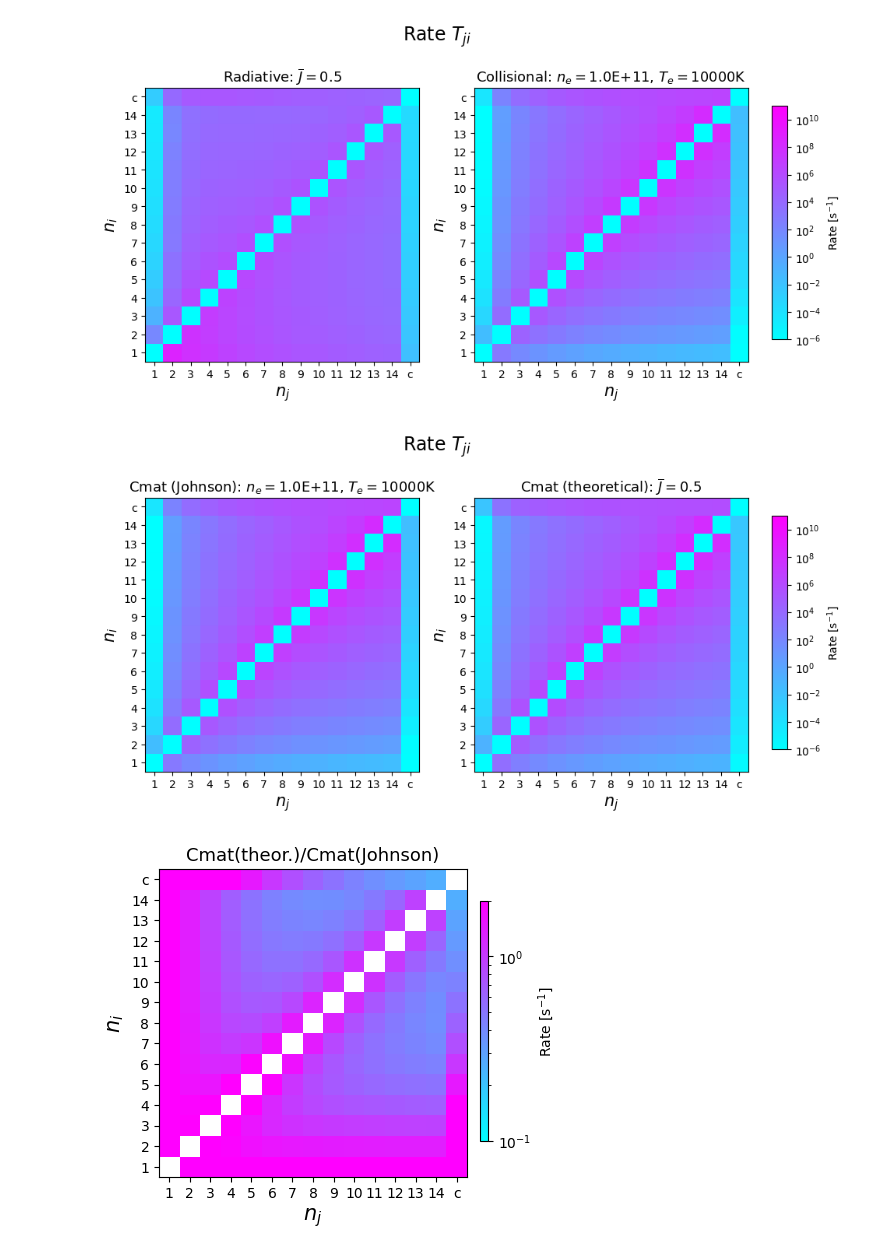
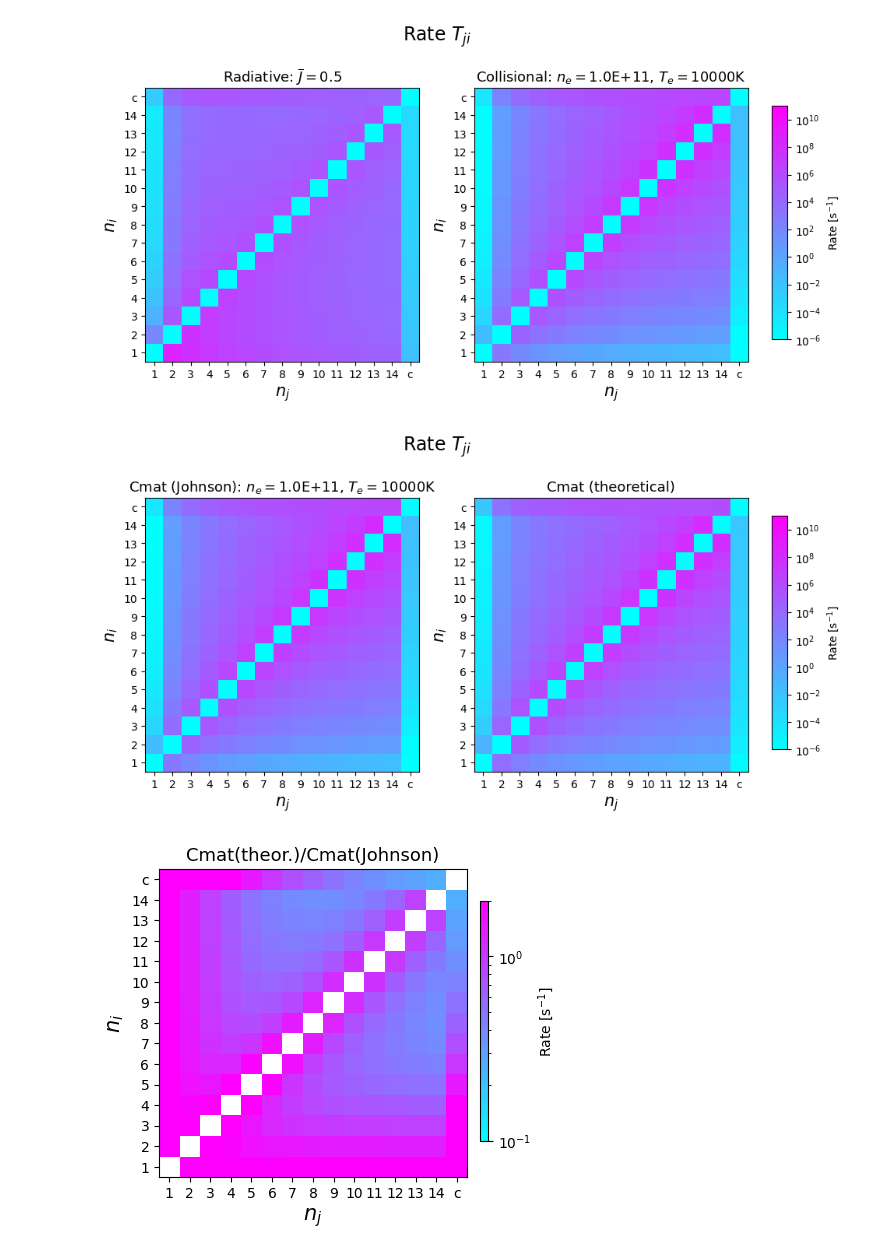
Before and after one commit to kouui/spectra-devcontainer, a Jupyter notebook: notebooks/StatisticalEquilibrium/H_spectra.ipynb, the cells around one changed output. Saved outputs shown, nothing was run; the diff lists cells and outputs as text; code cells hidden in the pictures.

```diff
--- a/notebooks/StatisticalEquilibrium/H_spectra.ipynb
+++ b/notebooks/StatisticalEquilibrium/H_spectra.ipynb
@@ -47,7 +50,7 @@ import os
 #conf_path = os.path.join( CFG._ROOT_DIR, "data/conf/H_theory.conf" )  ; H_nam ='H'
 #conf_path = os.path.join( CFG._ROOT_DIR, "data/conf/H34a.conf" )  ; H_nam ='H'
 #atom, wMesh, path_dict = Atom.init_Atom_(conf_path , is_hydrogen=True)
-atom, wMesh, path_dict = Atom.init_theoretical_hydrogen_atom_(nLevel=15)
+atom, wMesh = Atom.init_theoretical_hydrogen_atom_(nLevel=15)
                                                 # nLevel # of bound-levels + 1 (continuum)
 
 #help_(atom)
@@ -292,16 +295,16 @@ plt.show()
 # %%
 #  Cmat from theoretical foemula in Fujimoto 2004
 
 fig, axs = plt.subplots(1,2, figsize=(10,5), dpi=100)#, sharey=True)
 title='Cmat (Johnson): '+r"$n_e=$"+f"{SE.Ne:5.1E}, "+r"$T_e=$"+f"{SE.Te:5.0f}K"
 heatmap(axs[0], Cmat, title=title,vmin=vmin,vmax=vmax, last='c')
-title='Cmat (theoretical): '+r"$\overline{J}=$"+f"{Jfactor:3.1F}"
+title='Cmat (theoretical)'
 heatmap(axs[1], Cmat2, title=title,vmin=vmin,vmax=vmax, colbar='Rate [s$^{-1}$]', last='c')
 plt.suptitle("Rate $T_{ji}$", fontsize=17, y=1.01)
 
 plt.show()
 # %% [output]
-[figure, old version]
+[figure, new version]
 # %%
 fig, ax = plt.subplots(1,1, figsize=(4,4), dpi=100)
 
```
Also changed, not shown: parts of 13 cells of this notebook.
